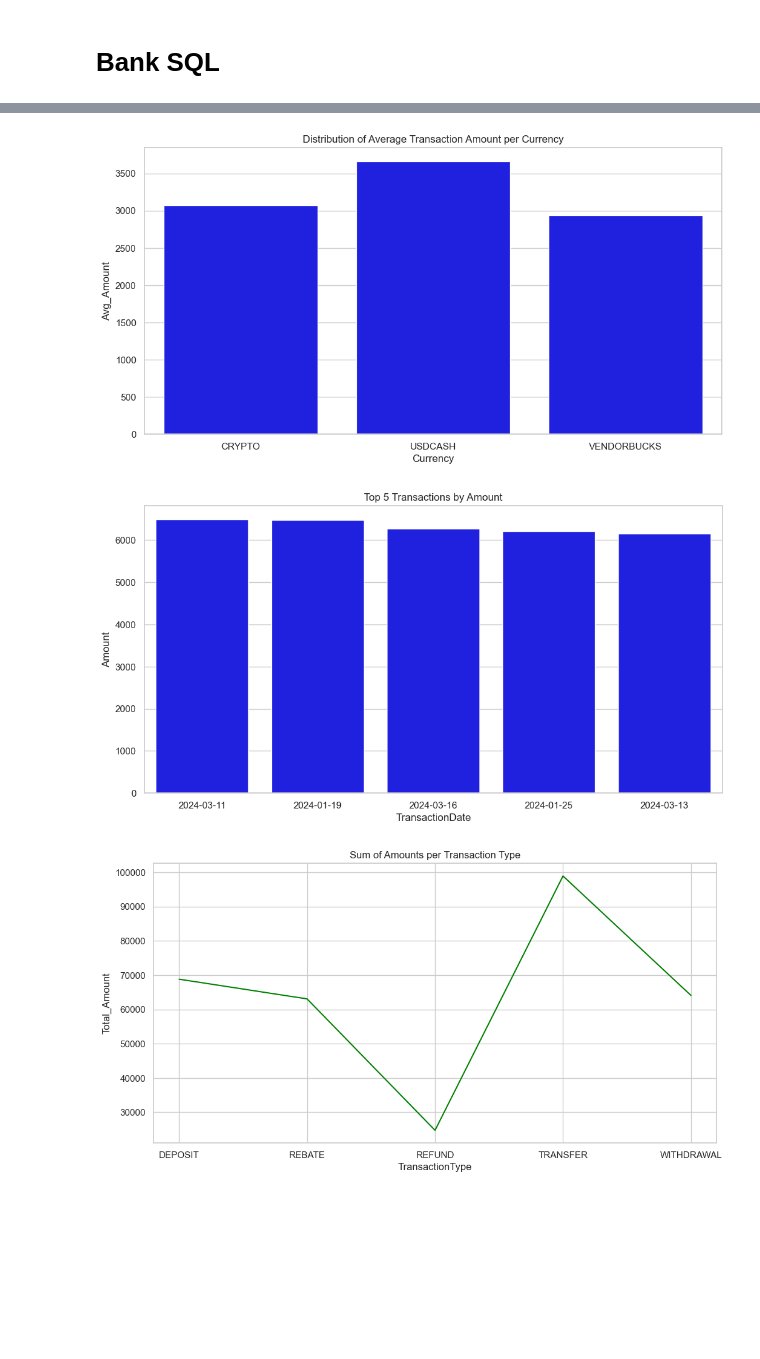
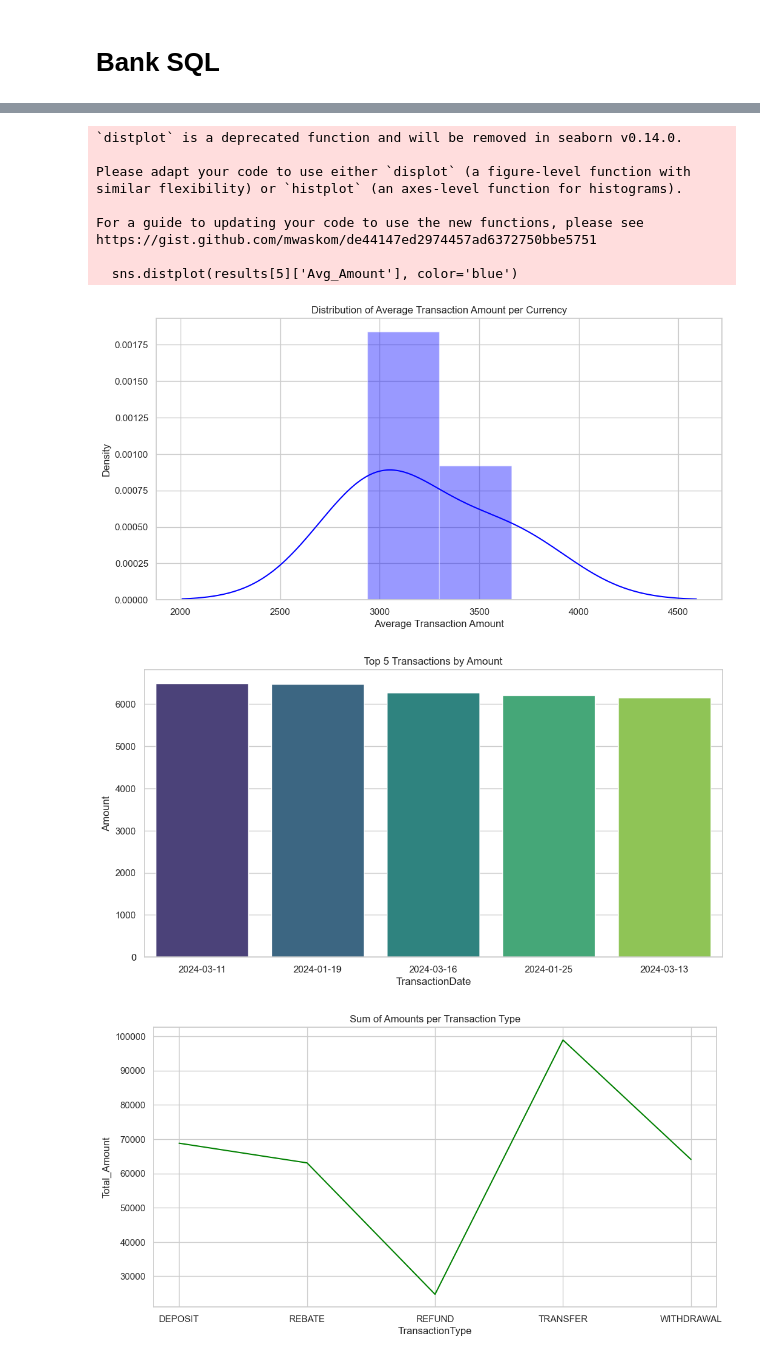
Before and after one commit to guzmanwolfrank/Data, a Jupyter notebook: BankSQL/Notebook/BankSQL.ipynb, the cells around one changed output, grey strips where cells are left out. Drawn from its saved outputs; the diff is of its cells as text; code cells hidden in the pictures; blank space fills up the shorter version.

Commit message:
colors and plots change

```diff
--- a/BankSQL/Notebook/BankSQL.ipynb
+++ b/BankSQL/Notebook/BankSQL.ipynb
@@ -35,9 +35,7 @@ queries = [
     "SELECT StateID, COUNT(*) AS Transaction_Count FROM banking_data GROUP BY StateID;",  # 5. Count number of transactions per state
     "SELECT Currency, AVG(Amount) AS Avg_Amount FROM banking_data GROUP BY Currency;",  # 6. Average transaction amount per currency
     "SELECT TransactionDate, Amount FROM banking_data ORDER BY Amount DESC LIMIT 5;",  # 7. Top 5 transactions by amount
-    "SELECT * FROM banking_data WHERE Amount > 10000;",  # 8. Select all transactions with amount > 10000
     "SELECT TransactionType, SUM(Amount) AS Total_Amount FROM banking_data GROUP BY TransactionType;",  # 9. Sum of amounts per transaction type
-    "SELECT TransactionDate, COUNT(*) AS Transaction_Count FROM banking_data GROUP BY TransactionDate HAVING COUNT(*) > 10;"  # 10. Transactions per day with more than 10 transactions
 ]
 
 # Execute each query and store the results
@@ -61,7 +59,7 @@ plt.show()
 
 # 3. Distinct transaction types (Count plot)
 plt.figure(figsize=(8, 6))
-sns.countplot(data=df, y='TransactionType', order=df['TransactionType'].value_counts().index, color='blue')
+sns.countplot(data=df, y='TransactionType', order=df['TransactionType'].value_counts().index, palette="viridis")
 plt.title("Distinct Transaction Types")
 plt.show()
 
@@ -73,28 +71,33 @@ plt.show()
 
 # 5. Number of transactions per state (Bar plot)
 plt.figure(figsize=(12, 6))
-sns.barplot(data=results[4], x='StateID', y='Transaction_Count', color='blue')
+sns.barplot(data=results[4], x='StateID', y='Transaction_Count',  palette="viridis")
 plt.xticks(rotation=90)
 plt.title("Number of Transactions per State")
 plt.show()
 
+
+
 # 6. Average transaction amount per currency (bar plot)
+# Assuming results[5] contains the data for "Average transaction amount per currency"
 plt.figure(figsize=(12, 6))
-sns.barplot(data=results[5], x='Currency', y='Avg_Amount', color='blue')
+sns.distplot(results[5]['Avg_Amount'], color='blue')
 plt.title("Distribution of Average Transaction Amount per Currency")
+plt.xlabel("Average Transaction Amount")
+plt.ylabel("Density")
 plt.show()
 
 
 # 7. Top 5 transactions by amount (Bar plot)
 plt.figure(figsize=(12, 6))
-sns.barplot(data=results[6], x='TransactionDate', y='Amount', color='blue')
+sns.barplot(data=results[6], x='TransactionDate', y='Amount', palette="viridis")
 plt.title("Top 5 Transactions by Amount")
 plt.show()
 
 
 # 8. Sum of amounts per transaction type (Line plot)
 plt.figure(figsize=(12, 6))
-sns.lineplot(data=results[8], x='TransactionType', y='Total_Amount', color='green')
+sns.lineplot(data=results[7], x='TransactionType', y='Total_Amount', color='green')
 plt.title("Sum of Amounts per Transaction Type")
 plt.show()
 # %% [output]
@@ -122,3 +125,12 @@ Query 1 result:
+`distplot` is a deprecated function and will be removed in seaborn v0.14.0.
+
+Please adapt your code to use either `displot` (a figure-level function with
+similar flexibility) or `histplot` (an axes-level function for histograms).
+
+For a guide to updating your code to use the new functions, please see
+https://gist.github.com/mwaskom/de44147ed2974457ad6372750bbe5751
+
+  sns.distplot(results[5]['Avg_Amount'], color='blue')
-[figure, old version]
+[figure, new version]
-[figure, old version]
+[figure, new version]
 [figure]
```
Also changed, not shown: parts of 3 cells of this notebook.
